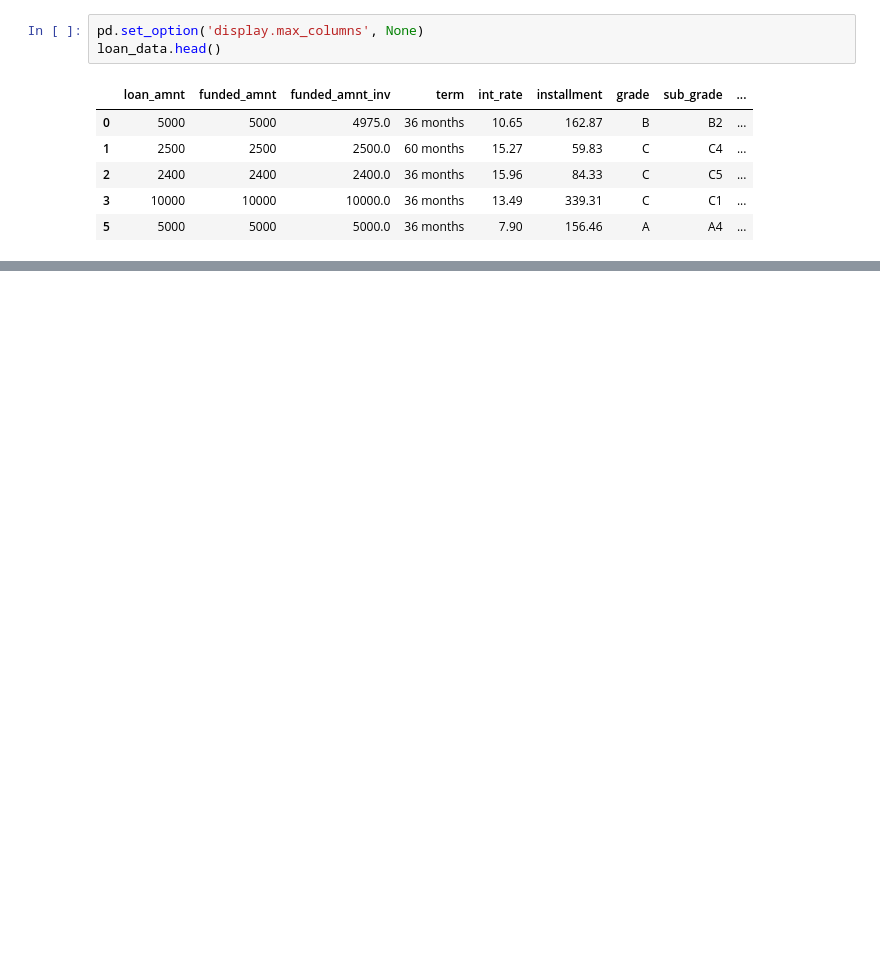
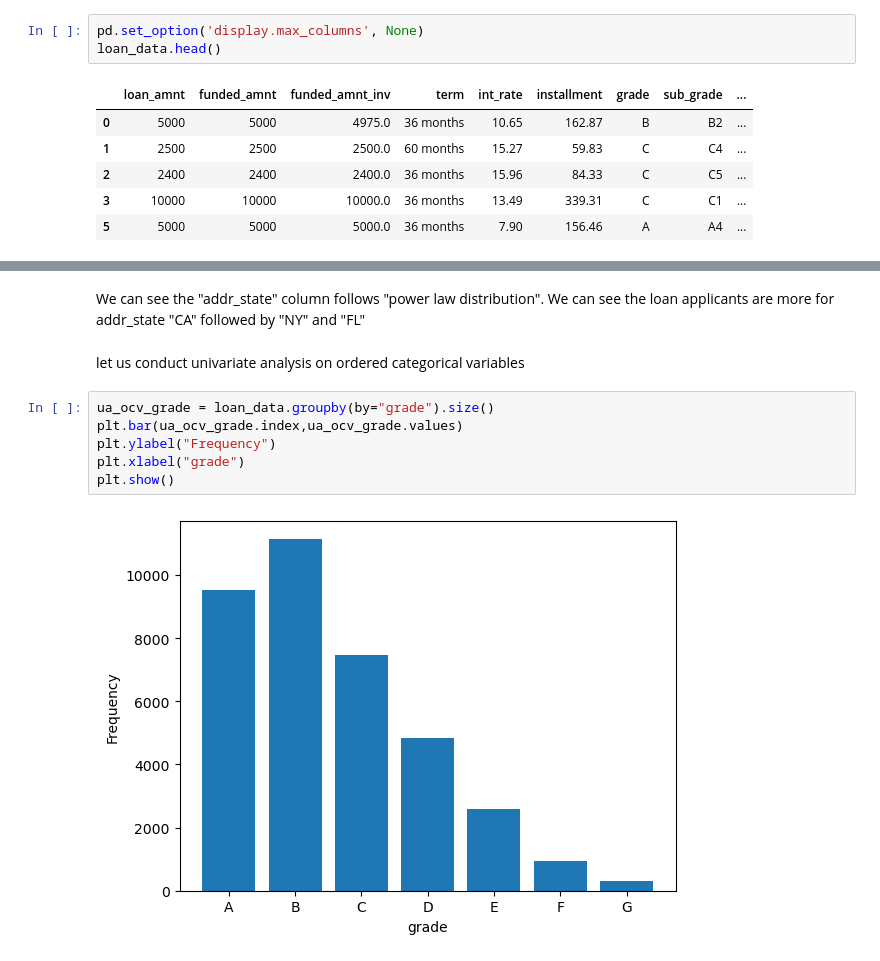
Before and after one commit to shivasaibondugula/LendingClub, a Jupyter notebook: shiva_sai_bondugula.ipynb, the cells around one changed output, grey strips where cells are left out. Drawn from its saved outputs; the diff is of its cells as text; blank space fills up the shorter version.

```diff
--- a/shiva_sai_bondugula.ipynb
+++ b/shiva_sai_bondugula.ipynb
@@ -605,0 +622,13 @@ We can see the loan applicants are more for addr_state "CA" followed by "NY" and
+# %% [markdown]
+We can see the "addr_state" column follows "power law distribution".
+We can see the loan applicants are more for addr_state "CA" followed by "NY" and "FL"
+# %% [markdown]
+let us conduct univariate analysis on ordered categorical variables
+# %%
+ua_ocv_grade = loan_data.groupby(by="grade").size()
+plt.bar(ua_ocv_grade.index,ua_ocv_grade.values)
+plt.ylabel("Frequency")
+plt.xlabel("grade")
+plt.show()
+# %% [output]
+[figure, added]
```
Also changed, not shown: parts of 59 cells of this notebook.
